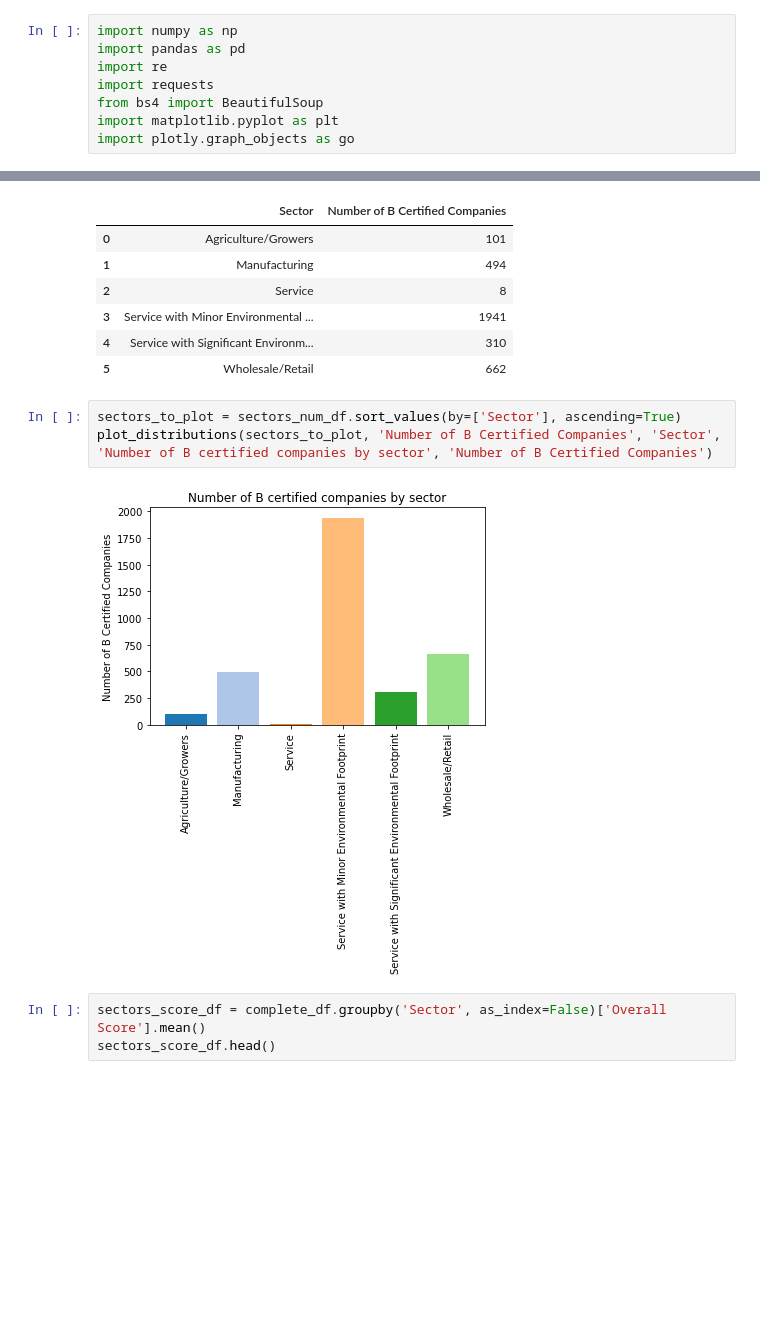
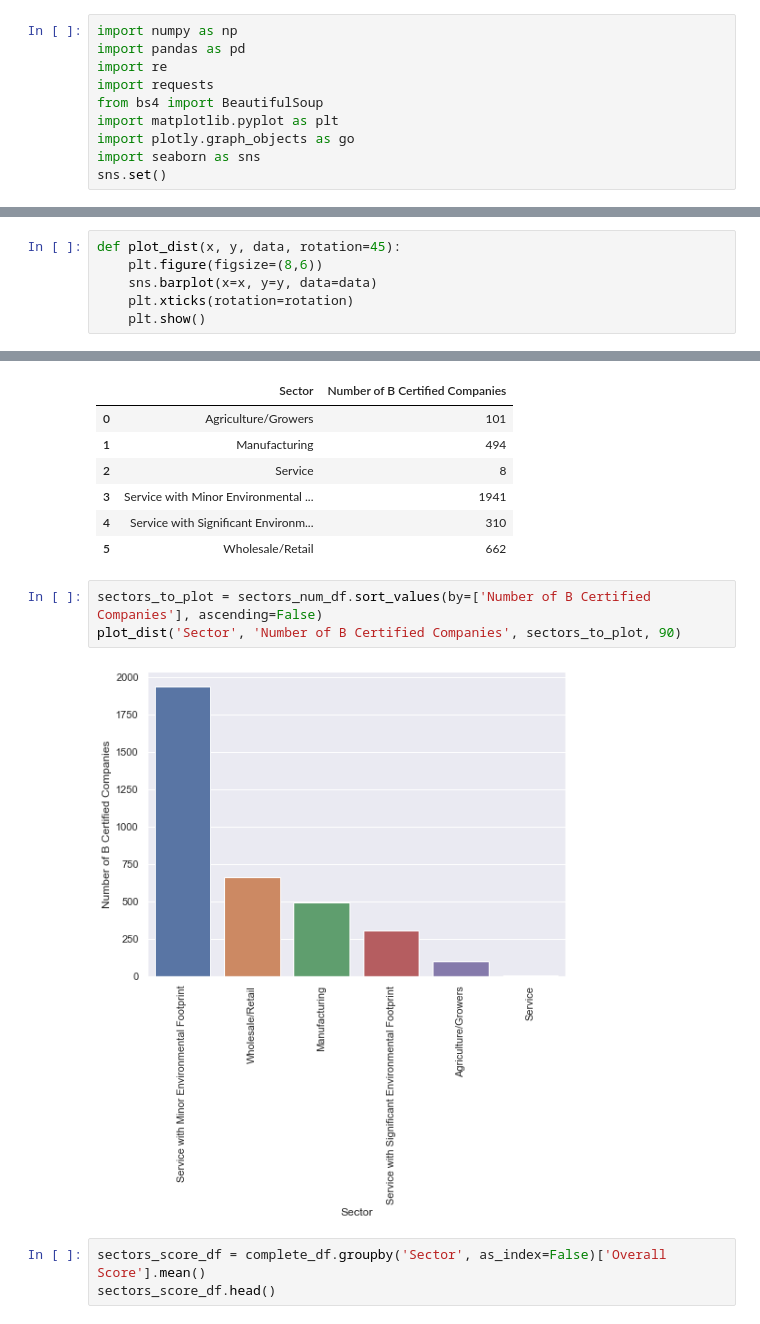
Before and after one commit to jordanamecler/BCorpsAnalysis, a Jupyter notebook: B Corps.ipynb, the cells around one changed output, grey strips where cells are left out. Saved outputs shown, nothing was run; the diff lists cells and outputs as text; blank space fills up the shorter version.

Commit message:
Seaborn plots

```diff
--- a/B Corps.ipynb
+++ b/B Corps.ipynb
@@ -10,6 +10,8 @@ import requests
 from bs4 import BeautifulSoup
 import matplotlib.pyplot as plt
 import plotly.graph_objects as go
+import seaborn as sns
+sns.set()
 # %% [markdown]
 Set SCRAPE = True to scrape website, or SCRAPE = False to use saved file (default is false)
 # %%
@@ -202 +194,7 @@ def plot_distributions(df, dist_column, type_column, title, ylabel, ylim=None):
+# %%
+def plot_dist(x, y, data, rotation=45):
+    plt.figure(figsize=(8,6))
+    sns.barplot(x=x, y=y, data=data)
+    plt.xticks(rotation=rotation)
+    plt.show()
 # %%
@@ -300,10 +298,10 @@ sectors_num_df
 | 4 | Service with Significant Environm... | 310 |
 | 5 | Wholesale/Retail | 662 |
 # %%
-sectors_to_plot = sectors_num_df.sort_values(by=['Sector'], ascending=True)
-plot_distributions(sectors_to_plot, 'Number of B Certified Companies', 'Sector', 'Number of B certified companies by sector', 'Number of B Certified Companies')
+sectors_to_plot = sectors_num_df.sort_values(by=['Number of B Certified Companies'], ascending=False)
+plot_dist('Sector', 'Number of B Certified Companies', sectors_to_plot, 90)
 # %% [output]
-[figure, old version]
+[figure, new version]
 # %%
 sectors_score_df = complete_df.groupby('Sector', as_index=False)['Overall Score'].mean()
 sectors_score_df.head()
```
Also changed, not shown: parts of 12 cells of this notebook.
